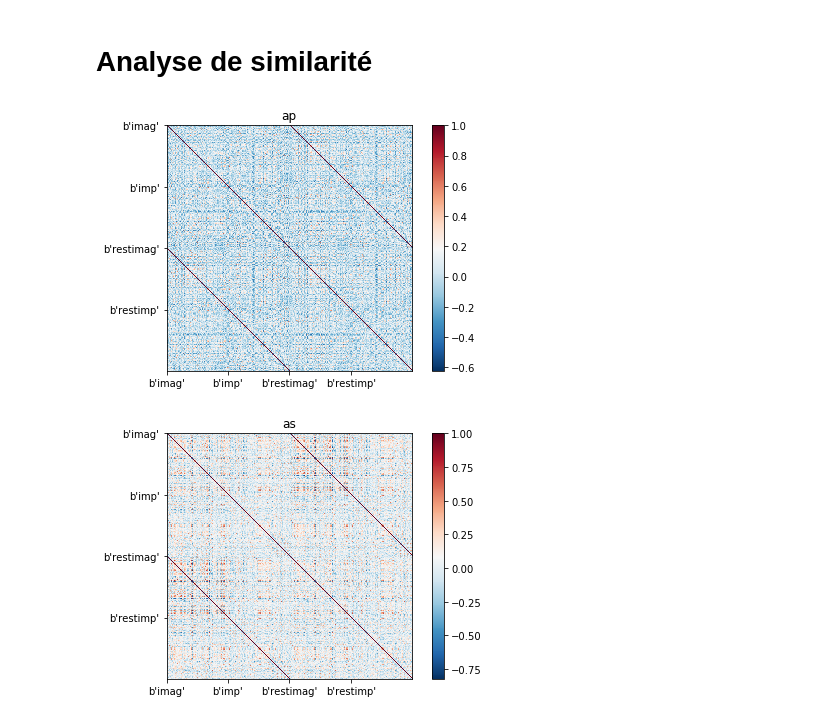
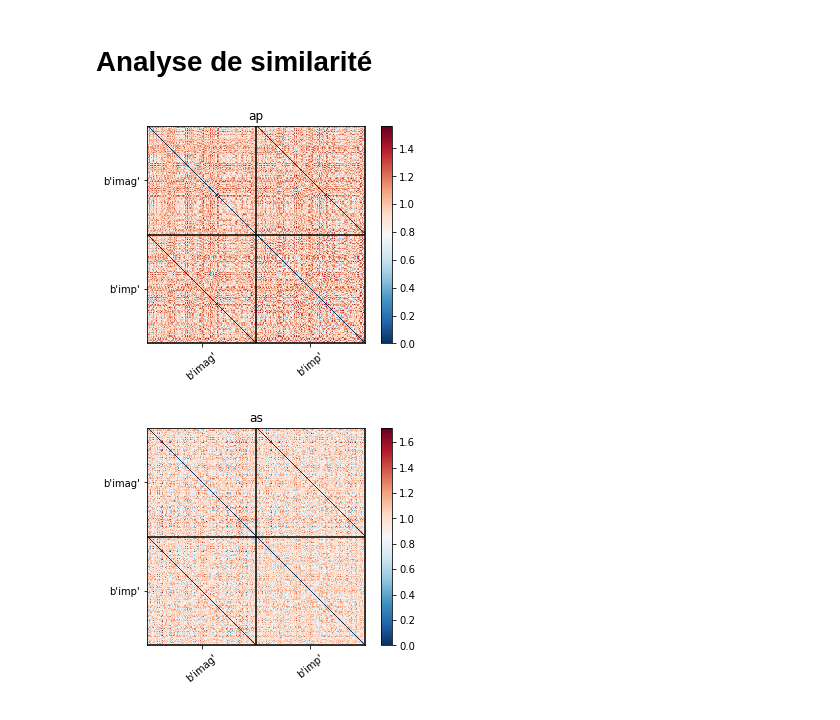
Before and after one commit to mmenoret/irm_marche, a Jupyter notebook: Similarity analysis.ipynb, the cells around one changed output. Cells and saved outputs as stored; diff of their text form; code cells hidden in the pictures.

```diff
--- a/Similarity analysis.ipynb
+++ b/Similarity analysis.ipynb
@@ -45,21 +66,27 @@ def plot_matrices(matrix,y):
 # %%
 fold='F:/IRM_marche/all_mni_imp_imag/'
 smt='ss'
 names=('ap','as','bh','bi','boh','cmp','cas','cs','cb','gm','gn','gbn','mv',
        'ms','pm','pc','ph','pa','pv','pom','rdc','ti','vs',
        'an','bm','cc','ci','cjf','dm','fb','fm','gem','gmc','hnc','lm','mac',
        'marc','marm','om','pic','pr','qs','ris','sn','tj','va',
        'af','ba','be','br','ds','ea','fj','gc','gv','hc','hn',
        'lbc','lc','lp','my','mc','pj','pf','rs','wl',#'dc',
       )
 names=('ap','as')
 label=np.loadtxt(fold+'label.txt','S12')
-
+mask=np.logical_or(label==b'imp',label==b'imag')
+label=label[mask]
 for i,n in enumerate(sorted(names)):
     roi_name=fold+'asymroi_'+smt+'_'+n+'.npz'
-    roi=np.load(roi_name)['roi']
-    cov_matrix,matrix=rsa_corr(roi,label)
-    plot_matrices(cov_matrix,label)
+    roi=np.load(roi_name)['roi'][mask]
+    matrix,matrices=rsa_corr(roi,label)
+    vmax = np.max(np.abs(matrix))
+    #plot_matrices(matrix,label,vmax=vmax,vmin=-vmax)
+    dis=1-matrix
+    vmax = np.max(dis)
+    vmin = np.min(dis)
+    plot_matrices(dis,label,vmax=vmax,vmin=vmin)
 # %% [output]
-[figure, old version]
+[figure, new version]
-[figure, old version]
+[figure, new version]
```
Also changed, not shown: parts of 6 cells of this notebook, 7 other files.
